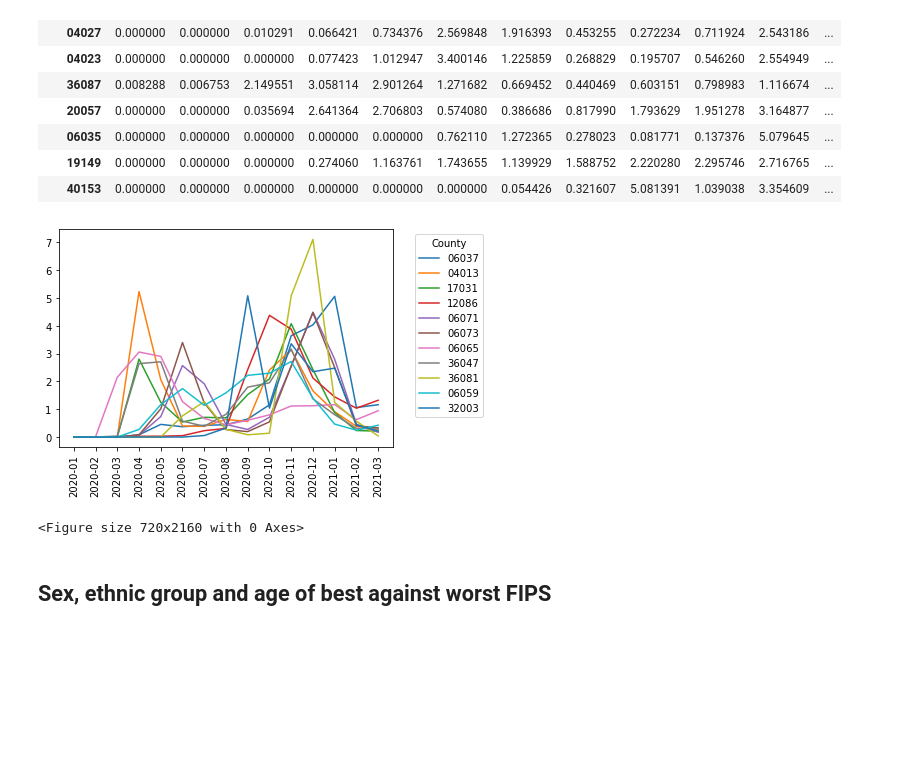
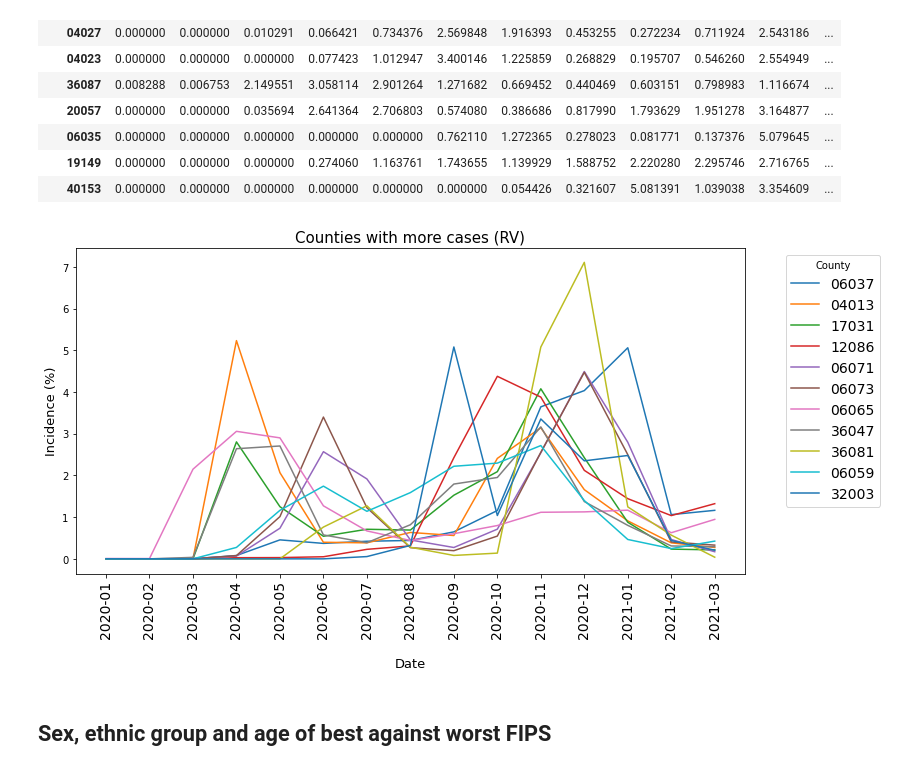
Before and after one commit to mgeffroy/P1-US-COVID-19-Vaccination-Campaign, a Jupyter notebook: P1.3_Data_Analysis-Mariana.ipynb, the cells around one changed output. Saved outputs shown, nothing was run; the diff lists cells and outputs as text; code cells hidden in the pictures; blank space fills up the shorter version.

```diff
--- a/P1.3_Data_Analysis-Mariana.ipynb
+++ b/P1.3_Data_Analysis-Mariana.ipynb
@@ -403,14 +413,18 @@ w_rel_time
 | 19149 | 0.000000 | 0.000000 | 0.000000 | 0.274060 | 1.163761 | 1.743655 | 1.139929 | 1.588752 | 2.220280 | 2.295746 | 2.716765 | ... |
 | 40153 | 0.000000 | 0.000000 | 0.000000 | 0.000000 | 0.000000 | 0.000000 | 0.054426 | 0.321607 | 5.081391 | 1.039038 | 3.354609 | ... |
 # %%
+plt.figure(figsize=(12,6))
 plt.plot(w_rel_time.T.values)
-plt.xticks([0,1,2,3,4,5,6,7,8,9,10,11,12,13,14], ["2020-01","2020-02","2020-03","2020-04","2020-05","2020-06","2020-07","2020-08","2020-09","2020-10","2020-11","2020-12","2021-01","2021-02","2021-03"],rotation=90)
-plt.legend(title='County', bbox_to_anchor=(1.05, 1), loc='upper left',labels = index)
-plt.figure(figsize=(10,30))
+plt.xticks([0,1,2,3,4,5,6,7,8,9,10,11,12,13,14], ["2020-01","2020-02","2020-03","2020-04","2020-05","2020-06","2020-07","2020-08","2020-09","2020-10","2020-11","2020-12","2021-01","2021-02","2021-03"],rotation=90, fontsize = 14)
+plt.legend(title='County', bbox_to_anchor=(1.05, 1), loc='upper left',labels = index, fontsize =14)
+
+#Add labels
+plt.title("Counties with more cases (RV)", fontsize = 15)
+plt.xlabel("\nDate", fontsize = 13)
+plt.ylabel("Incidence (%)", fontsize = 13)
 plt.show()
 # %% [output]
-[figure, old version]
+[figure, new version]
-<Figure size 720x2160 with 0 Axes>
 # %% [markdown]
 ## Sex, ethnic group and age of best against worst FIPS
 # %% [markdown]
```
Also changed, not shown: parts of 2 cells of this notebook.
